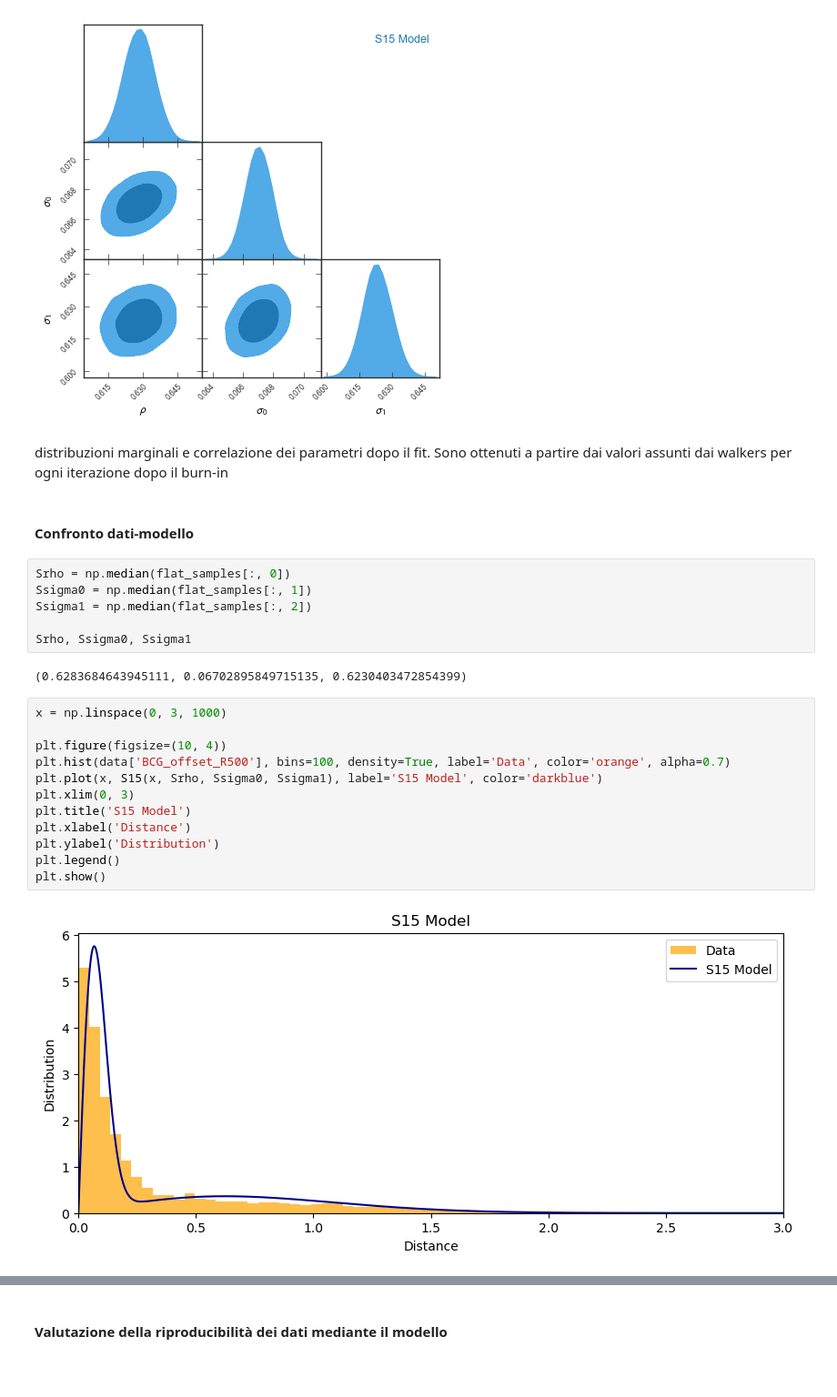
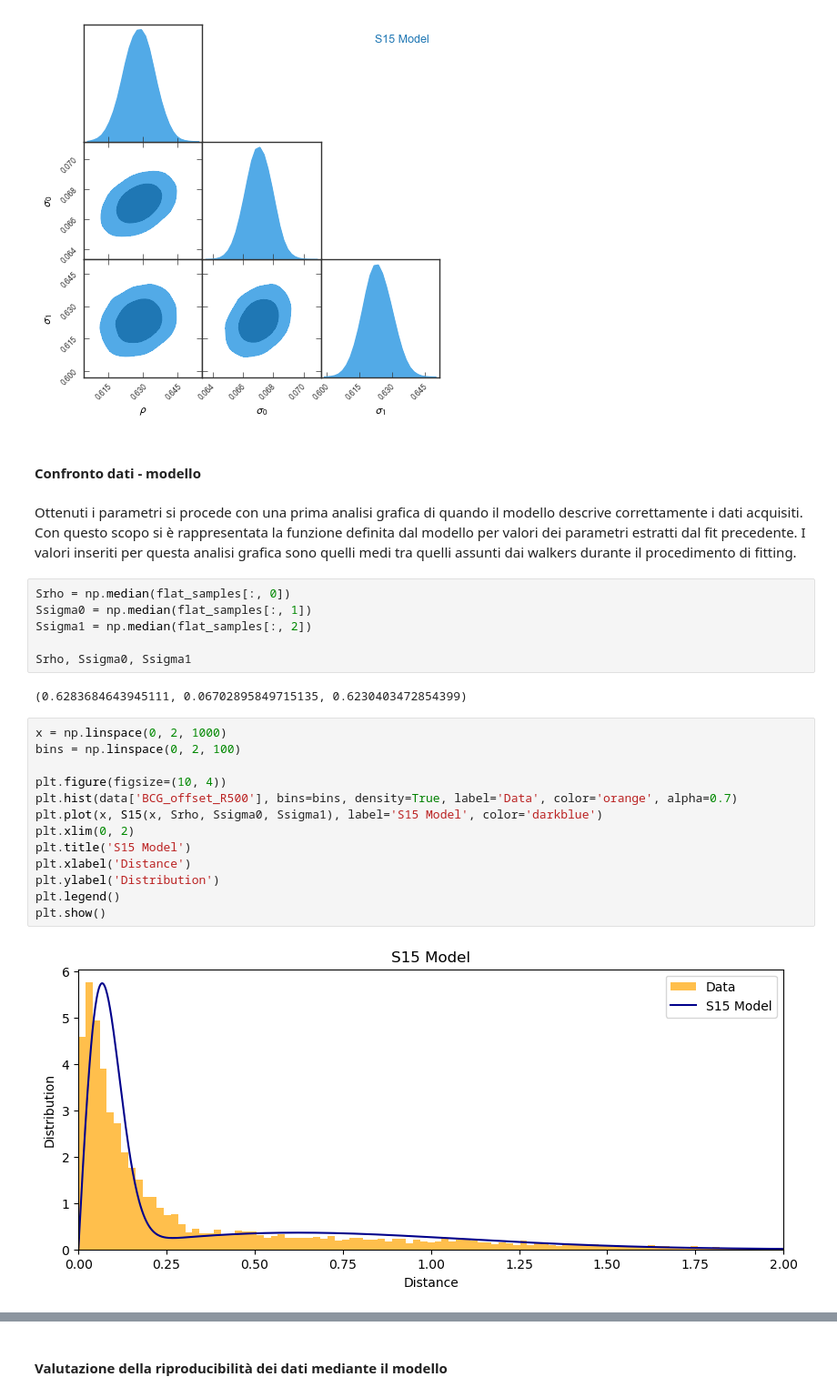
Before and after one commit to LoivX/RMDA, a Jupyter notebook: Esame.ipynb, the cells around one changed output, grey strips where cells are left out. Shown at 91% size. Drawn from its saved outputs; the diff is of its cells as text; blank space fills up the shorter version.

```diff
--- a/Esame.ipynb
+++ b/Esame.ipynb
@@ -362,10 +386,10 @@ GTC = pygtc.plotGTC(chains=flat_samples,
                     figureSize='MNRAS_page')
 # %% [output]
 [figure]
-# %% [markdown]
-distribuzioni marginali e correlazione dei parametri dopo il fit. Sono ottenuti a partire dai valori assunti dai walkers per ogni iterazione dopo il burn-in
 # %% [markdown]
-#### Confronto dati-modello
+#### Confronto dati - modello
+# %% [markdown]
+Ottenuti i parametri si procede con una prima analisi grafica di quando il modello descrive correttamente i dati acquisiti. Con questo scopo si è rappresentata la funzione definita dal modello per valori dei parametri estratti dal fit precedente. I valori inseriti per questa analisi grafica sono quelli medi tra quelli assunti dai walkers durante il procedimento di fitting.
 # %%
 Srho = np.median(flat_samples[:, 0])
 Ssigma0 = np.median(flat_samples[:, 1])
@@ -375,16 +399,17 @@ Srho, Ssigma0, Ssigma1
 # %% [output]
 (0.6283684643945111, 0.06702895849715135, 0.6230403472854399)
 # %%
-x = np.linspace(0, 3, 1000)
+x = np.linspace(0, 2, 1000)
+bins = np.linspace(0, 2, 100)
 
 plt.figure(figsize=(10, 4))
-plt.hist(data['BCG_offset_R500'], bins=100, density=True, label='Data', color='orange', alpha=0.7)
+plt.hist(data['BCG_offset_R500'], bins=bins, density=True, label='Data', color='orange', alpha=0.7)
 plt.plot(x, S15(x, Srho, Ssigma0, Ssigma1), label='S15 Model', color='darkblue')
-plt.xlim(0, 3)
+plt.xlim(0, 2)
 plt.title('S15 Model')
 plt.xlabel('Distance')
 plt.ylabel('Distribution')
 plt.legend()
 plt.show()
 # %% [output]
-[figure, old version]
+[figure, new version]
```
Also changed, not shown: parts of 85 cells of this notebook.
